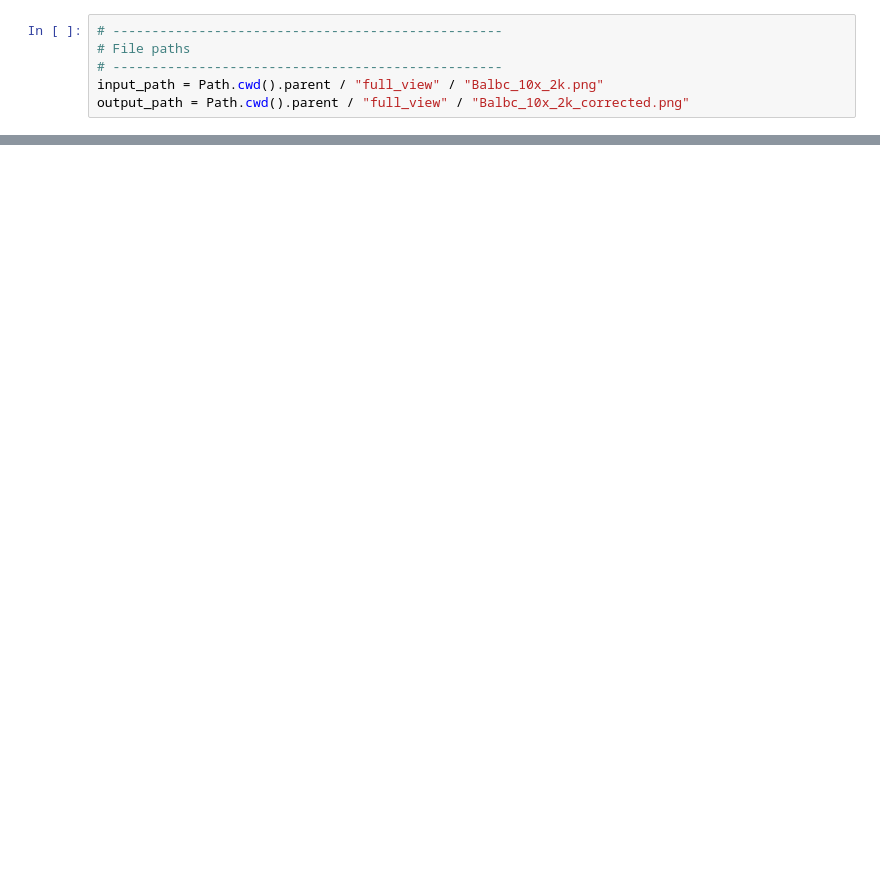
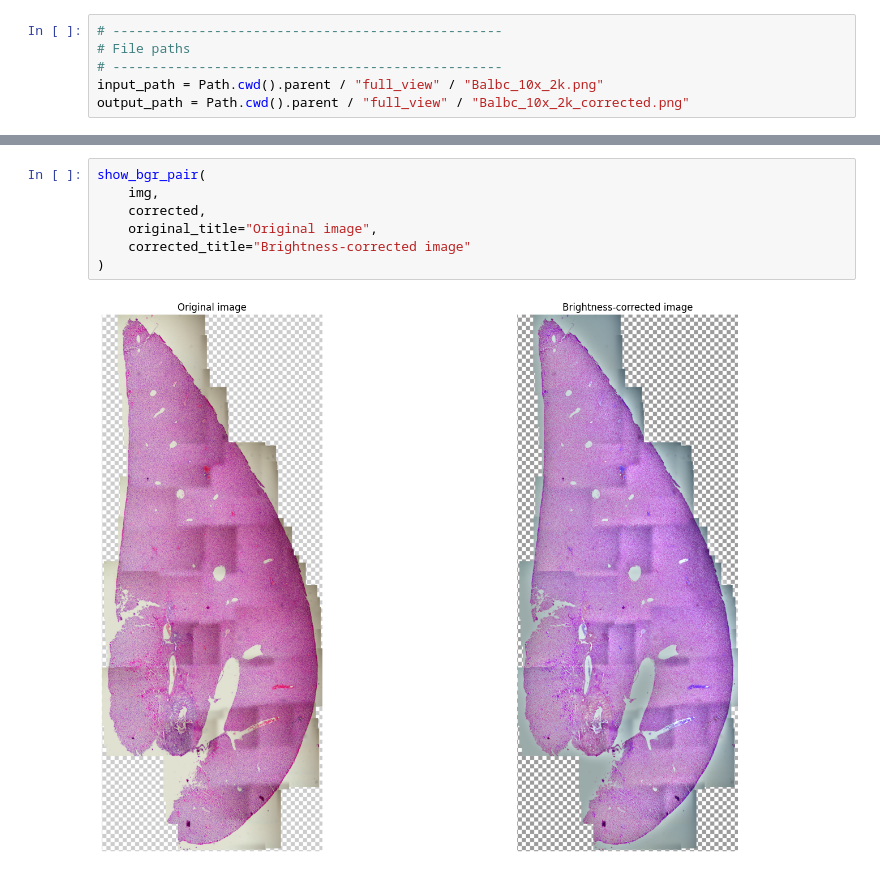
Before and after one commit to YarikKa2/Four_host_species_OF, a Jupyter notebook: Code/shade_correction.ipynb, the cells around one changed output, grey strips where cells are left out. Drawn from its saved outputs; the diff is of its cells as text; blank space fills up the shorter version.

```diff
--- a/Code/shade_correction.ipynb
+++ b/Code/shade_correction.ipynb
@@ -331,0 +326,9 @@ error: OpenCV(5.0.0) D:\a\opencv-python\opencv-python\opencv\modules\imgproc\src
+# %%
+show_bgr_pair(
+    img,
+    corrected,
+    original_title="Original image",
+    corrected_title="Brightness-corrected image"
+)
+# %% [output]
+[figure, added]
```
Also changed, not shown: parts of 4 cells of this notebook.
